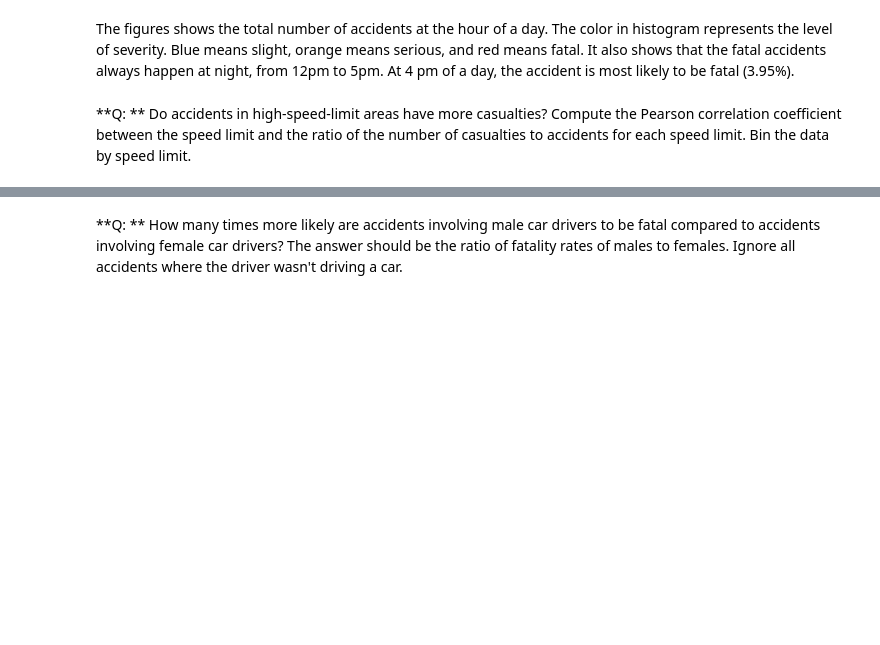
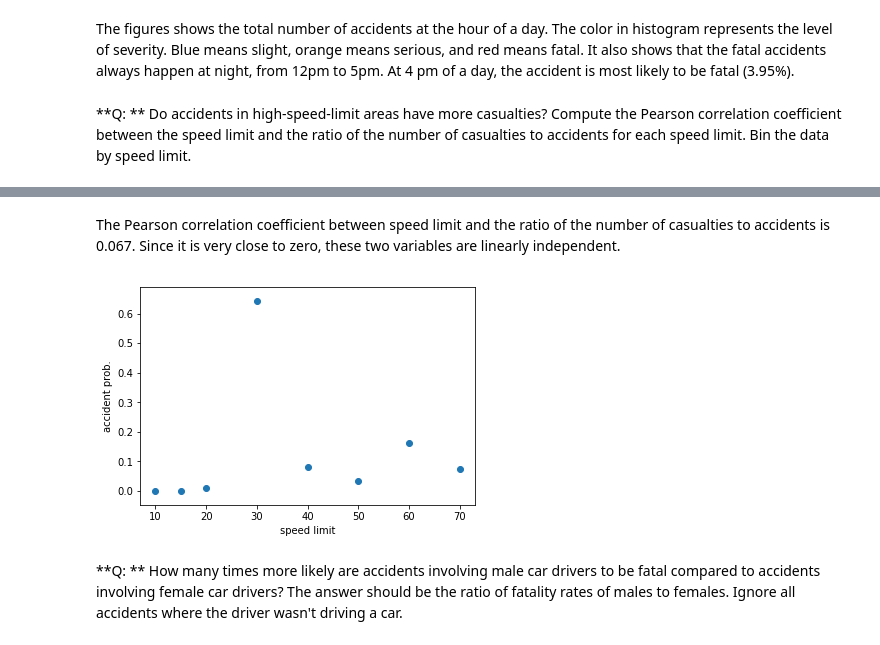
Before and after one commit to udothemath/103017_uk_STATS19, a Jupyter notebook: 103017_challenge_code_Q2.ipynb, the cells around one changed output, grey strips where cells are left out. Saved outputs shown, nothing was run; the diff lists cells and outputs as text; code cells hidden in the pictures; blank space fills up the shorter version.

```diff
--- a/103017_challenge_code_Q2.ipynb
+++ b/103017_challenge_code_Q2.ipynb
@@ -535,0 +549,9 @@ The figures shows the total number of accidents at the hour of a day. The color
+# %%
+df_acc_asc = acc['Speed_limit'].value_counts(123)\
+                               .reset_index()\
+                               .sort_values(by='index', ascending=True)\
+                               .rename(columns = {'index':'speed_limit', 'Speed_limit':'count'})
+print(type(df_acc_asc))
+print(df_acc_asc)
+df_acc_asc.corr()
+# .rename({'$a':'a', '$b':'b', '$c':'c', '$d':'d', '$e':'e'}, axis=1)
@@ -536,2 +572,14 @@ The figures shows the total number of accidents at the hour of a day. The color
+# %% [markdown]
+The Pearson correlation coefficient between speed limit and the ratio of the number of casualties to accidents is 0.067. Since it is very close to zero, these two variables are linearly independent.
+# %%
+import matplotlib.pyplot as plt
+#%matplotlib inline  # using jupyter notebook
+
+plt.scatter(y = df_acc_asc['count'], x = df_acc_asc['speed_limit'])
+plt.xlabel("speed limit")
+plt.ylabel("accident prob.")
+plt.show()
+# %% [output]
+[figure, added]
 # %% [markdown]
 **Q: ** How many times more likely are accidents involving male car drivers to be fatal compared to accidents involving female car drivers? The answer should be the ratio of fatality rates of males to females. Ignore all accidents where the driver wasn't driving a car.
```
Also changed, not shown: parts of 4 cells of this notebook.
